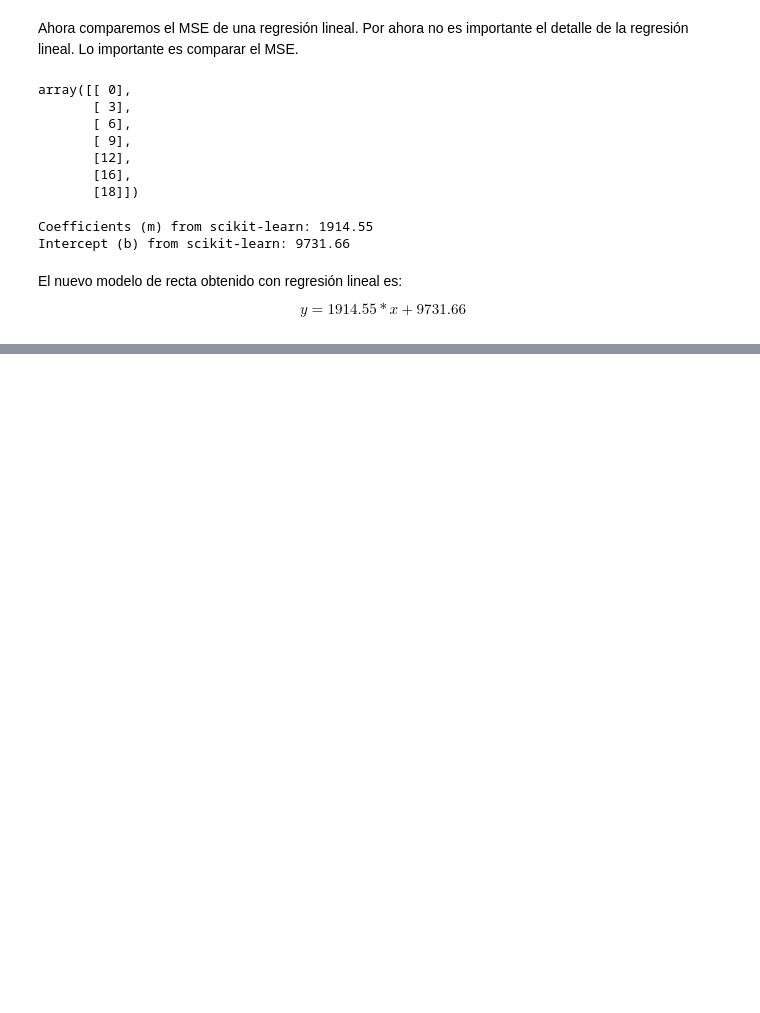
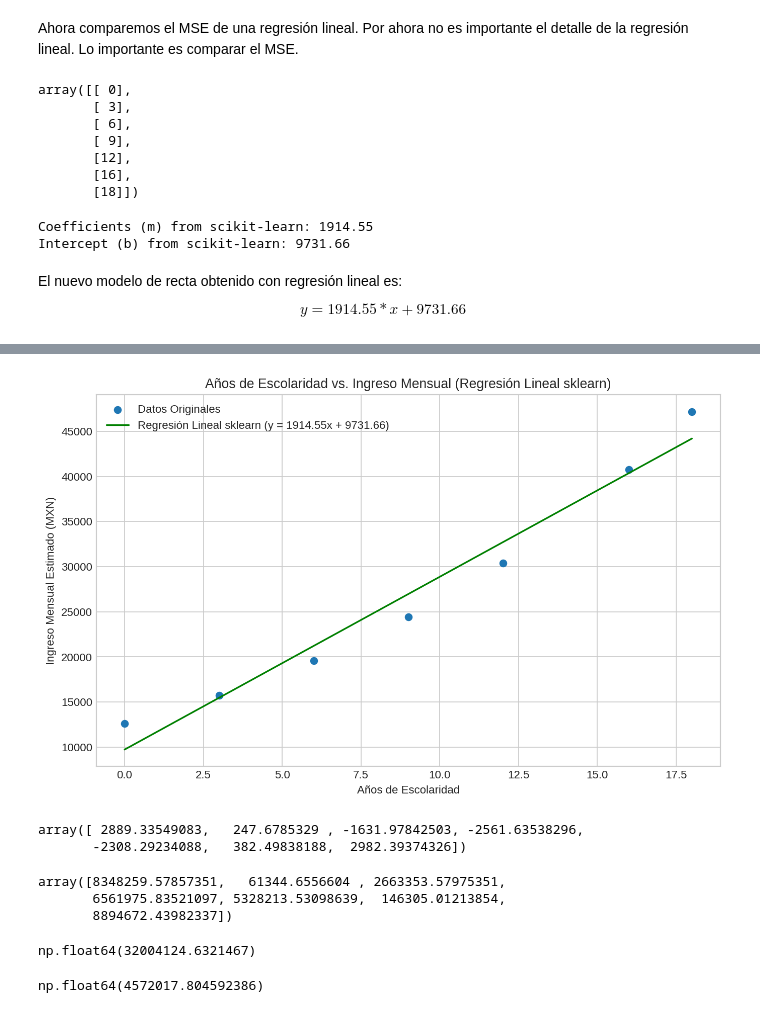
Before and after one commit to RamosTor/MineriaDeDatos, a Jupyter notebook: Conceptos.ipynb, the cells around one changed output, grey strips where cells are left out. Cells and saved outputs as stored; diff of their text form; code cells hidden in the pictures; blank space fills up the shorter version.

```diff
--- a/Conceptos.ipynb
+++ b/Conceptos.ipynb
@@ -886,9 +906,52 @@ errores
+# %%
+# Ejercicio 1
+
+from sklearn.linear_model import LinearRegression
+import matplotlib.pyplot as plt
+
+# Cambia la forma de anios_escolaridad a 2D array como es requerido por sklearn
+X = anios_escolaridad.reshape(-1, 1)
+y = ingreso_mensual_estimado_mx
+
+# Crear y ajustar el modelo de regresión lineal
+modelo_regresion = LinearRegression()
+modelo_regresion.fit(X, y)
+
+# Predicciones usando el modelo de sklearn
+y_pred_sklearn = modelo_regresion.predict(X)
+
+plt.figure(figsize=(10, 6))
+plt.scatter(anios_escolaridad, ingreso_mensual_estimado_mx, label='Datos Originales')
+plt.plot(anios_escolaridad, y_pred_sklearn, color='green',
+         label=f'Regresión Lineal sklearn (y = {modelo_regresion.coef_[0]:.2f}x + {modelo_regresion.intercept_:.2f})')
+plt.title('Años de Escolaridad vs. Ingreso Mensual (Regresión Lineal sklearn)')
+plt.xlabel('Años de Escolaridad')
+plt.ylabel('Ingreso Mensual Estimado (MXN)')
+plt.grid(True)
+plt.legend()
+plt.show()
+# %% [output]
+[figure, added]
+# %%
+# Ejercicio 2
+
+# 1. Calcular errores
+errores_sklearn = ingreso_mensual_estimado_mx - y_pred_sklearn
+errores_sklearn
+# %% [output]
+array([ 2889.33549083,   247.6785329 , -1631.97842503, -2561.63538296,
+       -2308.29234088,   382.49838188,  2982.39374326])
 # %%
-# 3. Elevar al cuadrado cada error
-errores_cuadrados = errores**2
-errores_cuadrados
+# 2.1 Elevar errores al cuadrado
+errores_sklearn_cuadrados = errores_sklearn ** 2
+errores_sklearn_cuadrados
+# %% [output]
+array([8348259.57857351,   61344.6556604 , 2663353.57975351,
+       6561975.83521097, 5328213.53098639,  146305.01213854,
+       8894672.43982337])
 # %%
-
-# 4. Sumar los errores cuadrados
-suma_errores_cuadrados = np.sum(errores_cuadrados)
-suma_errores_cuadrados
+# 2.2 Sumar errores cuadrados
+suma_errores_sklearn = np.sum(errores_sklearn_cuadrados)
+suma_errores_sklearn
+# %% [output]
+np.float64(32004124.6321467)
@@ -898,0 +958,6 @@ mse
+# %%
+# 2.3 Calcular MSE
+mse_sklearn = suma_errores_sklearn / len(anios_escolaridad)
+mse_sklearn
+# %% [output]
+np.float64(4572017.804592386)
```
Also changed, not shown: parts of 23 cells of this notebook.
